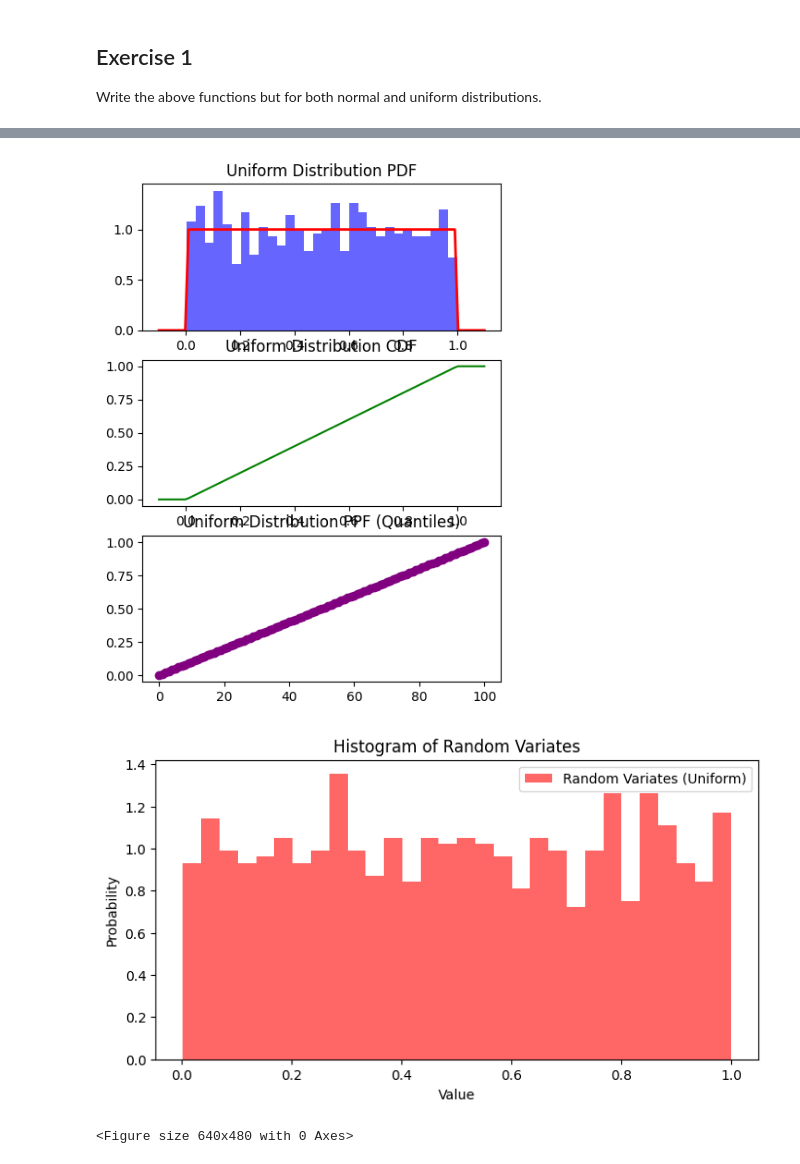
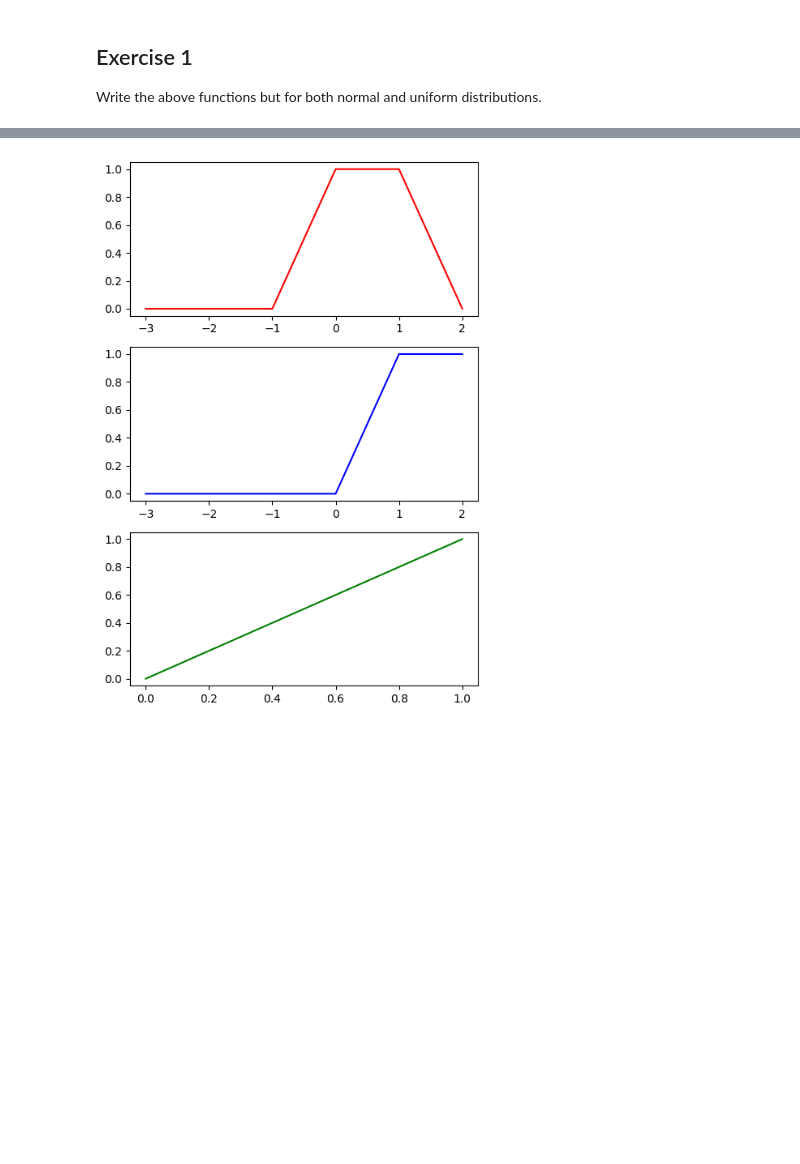
Before and after one commit to Munchkinland/probability-distribution-exercises-project-with-python, a Jupyter notebook: notebook/problems.ipynb, the cells around one changed output, grey strips where cells are left out. Drawn from its saved outputs; the diff is of its cells as text; code cells hidden in the pictures; blank space fills up the shorter version.

```diff
--- a/notebook/problems.ipynb
+++ b/notebook/problems.ipynb
@@ -150,57 +188,29 @@ plt.show()
 # %%
+from scipy.stats import norm
 import numpy as np
 import matplotlib.pyplot as plt
-from scipy.stats import uniform
 
-# Parameters for the Uniform distribution
+#Uniform Distribution
+
+np.random.seed(42)
 low = 0
 high = 1
+data = np.arange(-3, 3, 1)
 
-# Generate random data from the Uniform distribution
-data = np.random.uniform(low, high, 1000)
+pmf= dunif(data, low, high)
+cdf= punif(data, low, high)
+ppf =qunif(data, low, high)
 
-# Create a Uniform distribution object
-uniform_dist = uniform(low, high - low)
+fig, axis = plt.subplots(3, 1, figsize = (5, 7))
 
-# Probability density function (PDF) for the Uniform distribution
-x = np.linspace(low - 0.1, high + 0.1, 100)
-pdf = uniform_dist.pdf(x)
+axis[0].plot(data, pmf, "r-")
+axis[1].plot(data, cdf, "b-")
+axis[2].plot(data, ppf, "g-")
 
-# Cumulative distribution function (CDF)
-cdf = uniform_dist.cdf(x)
+# Adjust the layout
+plt.tight_layout()
 
-# Percent point function (PPF) - Quantiles
-percentiles = uniform_dist.ppf(np.linspace(0, 1, 101))
-
-# Create subplots
-fig, axes = plt.subplots(3, 1, figsize=(5, 7))
-
-# Plot PDF
-axes[0].hist(data, bins=30, density=True, alpha=0.6, color='b')
-axes[0].plot(x, pdf, 'r', lw=2)
-axes[0].set_title('Uniform Distribution PDF')
-
-# Plot CDF
-axes[1].plot(x, cdf, color='g')
-axes[1].set_title('Uniform Distribution CDF')
-
-# Plot PPF
-axes[2].plot(np.linspace(0, 100, 101), percentiles, marker='o', linestyle='-', color='purple')
-axes[2].set_title('Uniform Distribution PPF (Quantiles)')
-
-
-# Plot histogram for Random Variates (variables aleatorias)
-plt.figure(figsize=(8, 4))
-plt.hist(random_variables_uniform, bins=30, density=True, alpha=0.6, color='r', label='Random Variates (Uniform)')
-plt.title('Histogram of Random Variates')
-plt.xlabel('Value')
-plt.ylabel('Probability')
-plt.legend()
+# Show the plot
 plt.show()
-
-plt.tight_layout()
-plt.show()
 # %% [output]
-[figure, old version]
+[figure, new version]
-[figure, removed]
-<Figure size 640x480 with 0 Axes>
```
Also changed, not shown: parts of 3 cells of this notebook.
